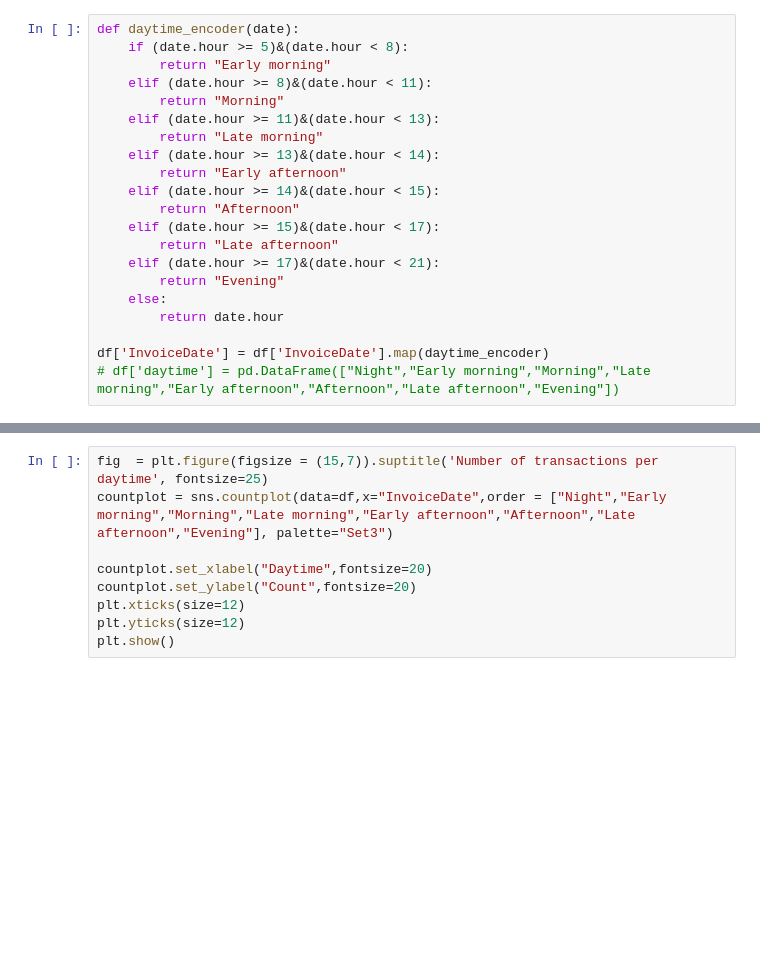
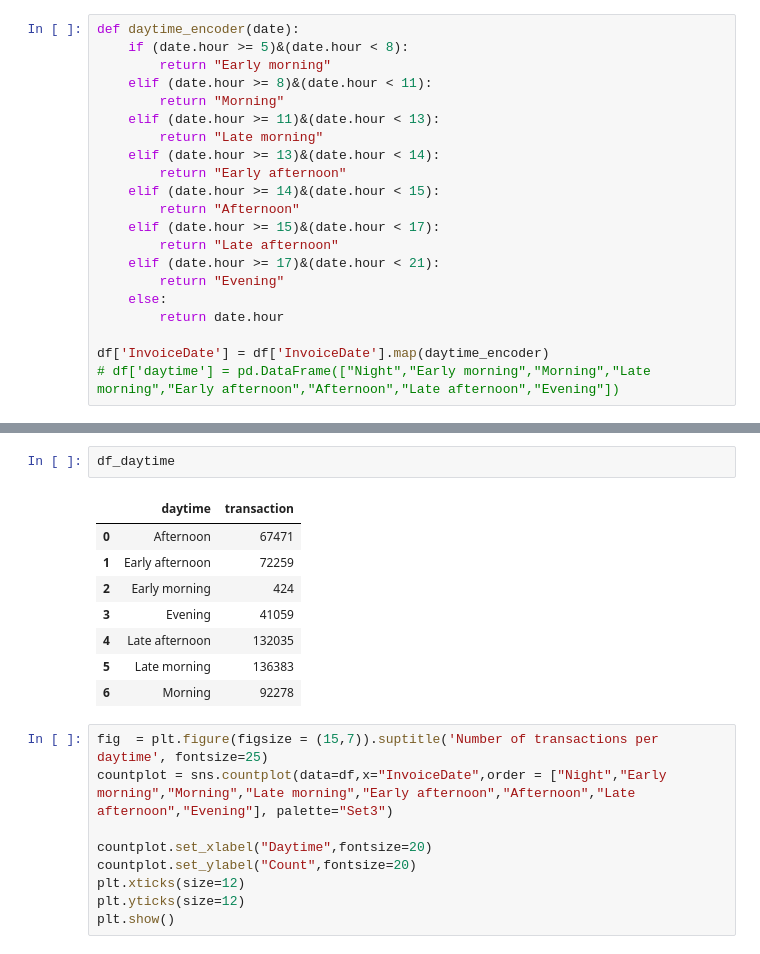
Before and after one commit to Ahmed-Ashraf-Marzouk/Elzoboon-CRM, a Jupyter notebook: EDA/report.ipynb, the cells around one changed output, grey strips where cells are left out. Drawn from its saved outputs; the diff is of its cells as text; blank space fills up the shorter version.

```diff
--- a/EDA/report.ipynb
+++ b/EDA/report.ipynb
@@ -186,3 +193,14 @@ df
+# %%
+df_daytime
+# %% [output]
+|  | daytime | transaction |
+| 0 | Afternoon | 67471 |
+| 1 | Early afternoon | 72259 |
+| 2 | Early morning | 424 |
+| 3 | Evening | 41059 |
+| 4 | Late afternoon | 132035 |
+| 5 | Late morning | 136383 |
+| 6 | Morning | 92278 |
 # %%
 fig  = plt.figure(figsize = (15,7)).suptitle('Number of transactions per daytime', fontsize=25)
 countplot = sns.countplot(data=df,x="InvoiceDate",order = ["Night","Early morning","Morning","Late morning","Early afternoon","Afternoon","Late afternoon","Evening"], palette="Set3")
```
Also changed, not shown: parts of 4 cells of this notebook, 1 other file.
